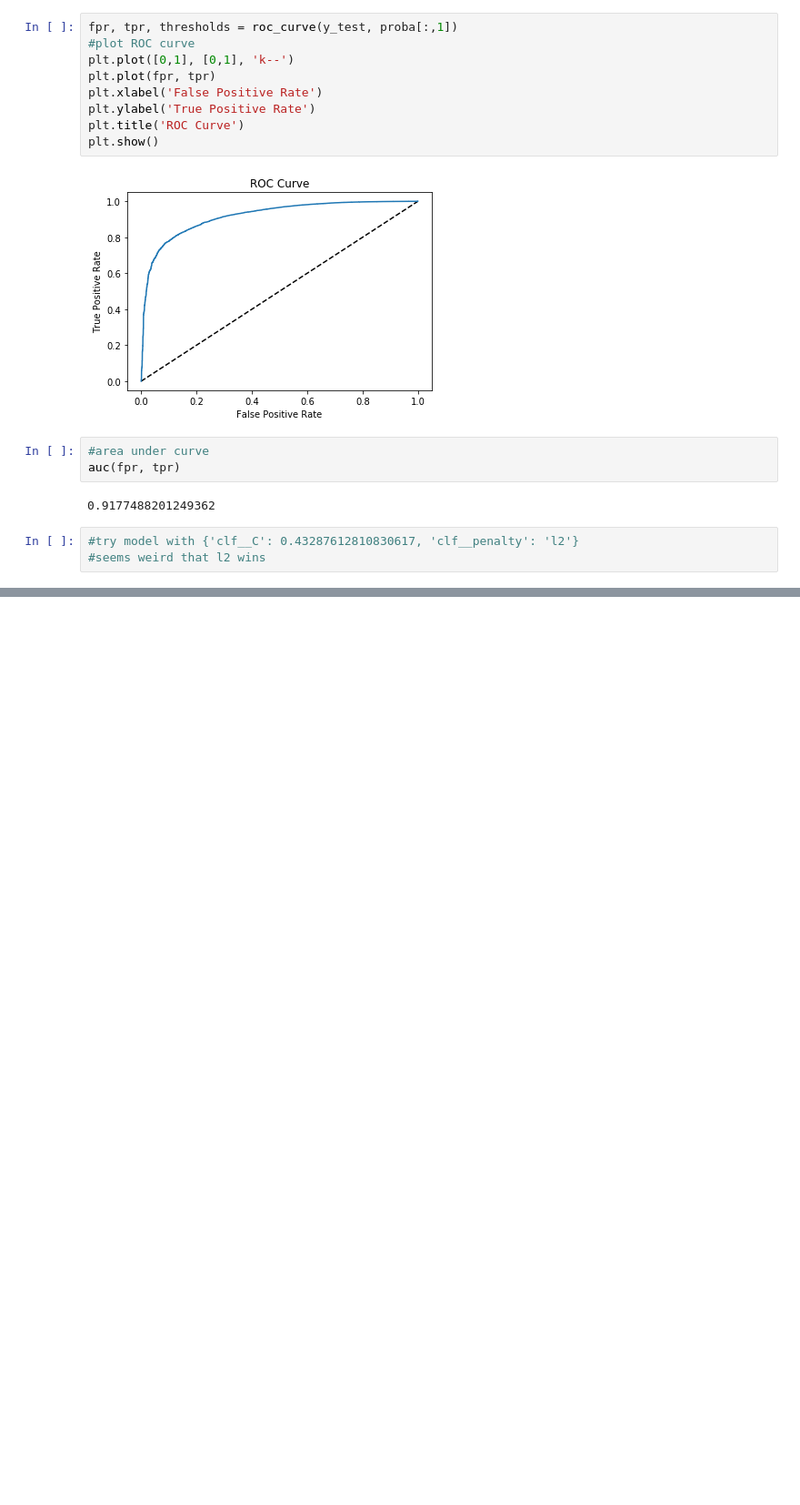
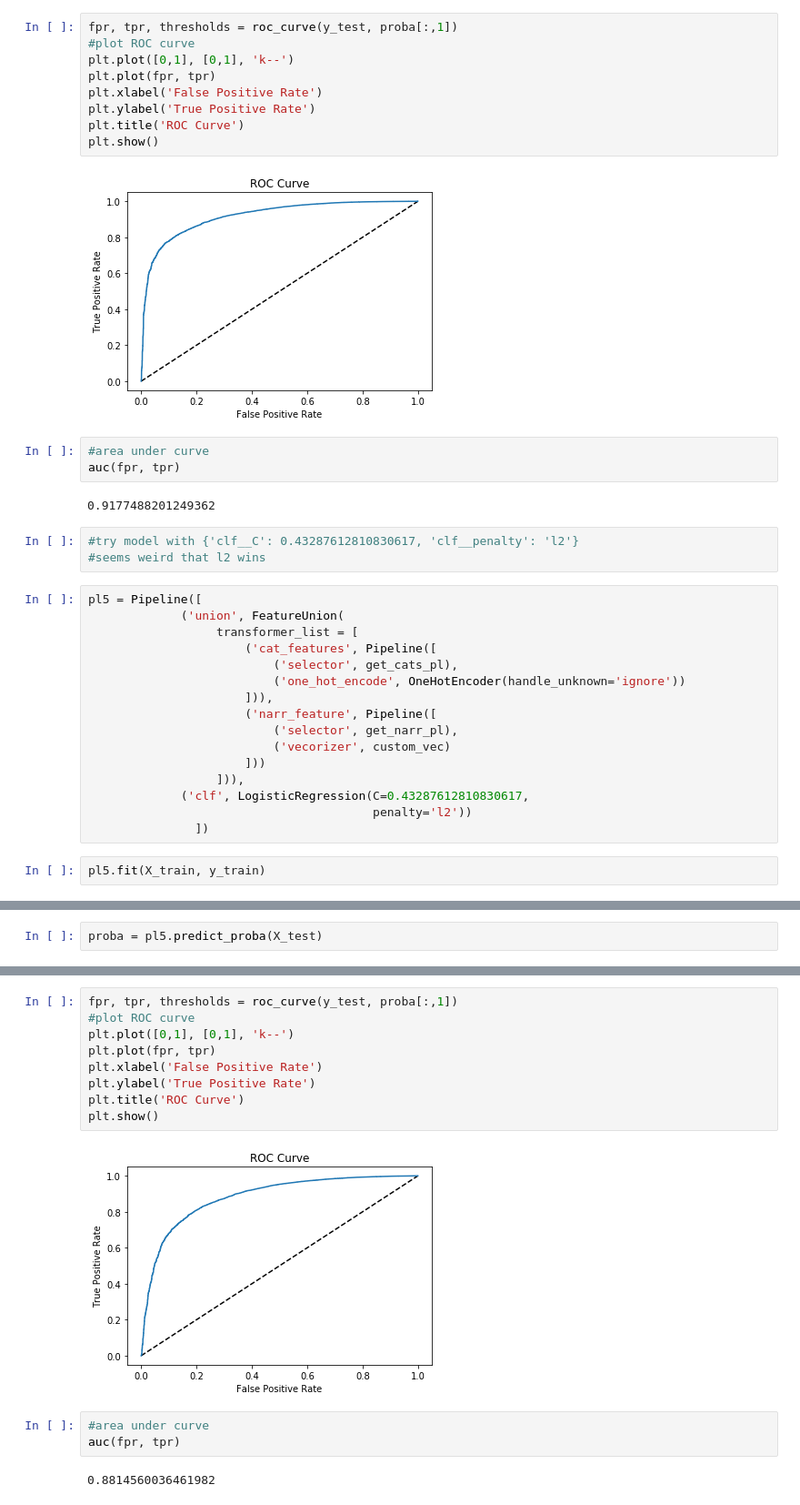
Before and after one commit to jltsao88/Improving_Customer_Service_Machine_Learning, a Jupyter notebook: 05_Machine_Learning.ipynb, the cells around one changed output, grey strips where cells are left out. Shown at 91% size. Saved outputs shown, nothing was run; the diff lists cells and outputs as text; blank space fills up the shorter version.

```diff
--- a/05_Machine_Learning.ipynb
+++ b/05_Machine_Learning.ipynb
@@ -660,3 +660,21 @@ auc(fpr, tpr)
 # %%
 #try model with {'clf__C': 0.43287612810830617, 'clf__penalty': 'l2'}
 #seems weird that l2 wins
+# %%
+pl5 = Pipeline([
+             ('union', FeatureUnion(
+                  transformer_list = [
+                      ('cat_features', Pipeline([
+                          ('selector', get_cats_pl),
+                          ('one_hot_encode', OneHotEncoder(handle_unknown='ignore'))
+                      ])),
+                      ('narr_feature', Pipeline([
+                          ('selector', get_narr_pl),
+                          ('vecorizer', custom_vec)
+                      ]))
+                  ])),
+             ('clf', LogisticRegression(C=0.43287612810830617,
+                                        penalty='l2'))
+               ])
+# %%
+pl5.fit(X_train, y_train)
@@ -662,0 +689,2 @@ auc(fpr, tpr)
+# %%
+proba = pl5.predict_proba(X_test)
@@ -662,0 +714,16 @@ auc(fpr, tpr)
+# %%
+fpr, tpr, thresholds = roc_curve(y_test, proba[:,1])
+#plot ROC curve
+plt.plot([0,1], [0,1], 'k--')
+plt.plot(fpr, tpr)
+plt.xlabel('False Positive Rate')
+plt.ylabel('True Positive Rate')
+plt.title('ROC Curve')
+plt.show()
+# %% [output]
+[figure, added]
+# %%
+#area under curve
+auc(fpr, tpr)
+# %% [output]
+0.8814560036461982
```
Also changed, not shown: parts of 5 cells of this notebook.
